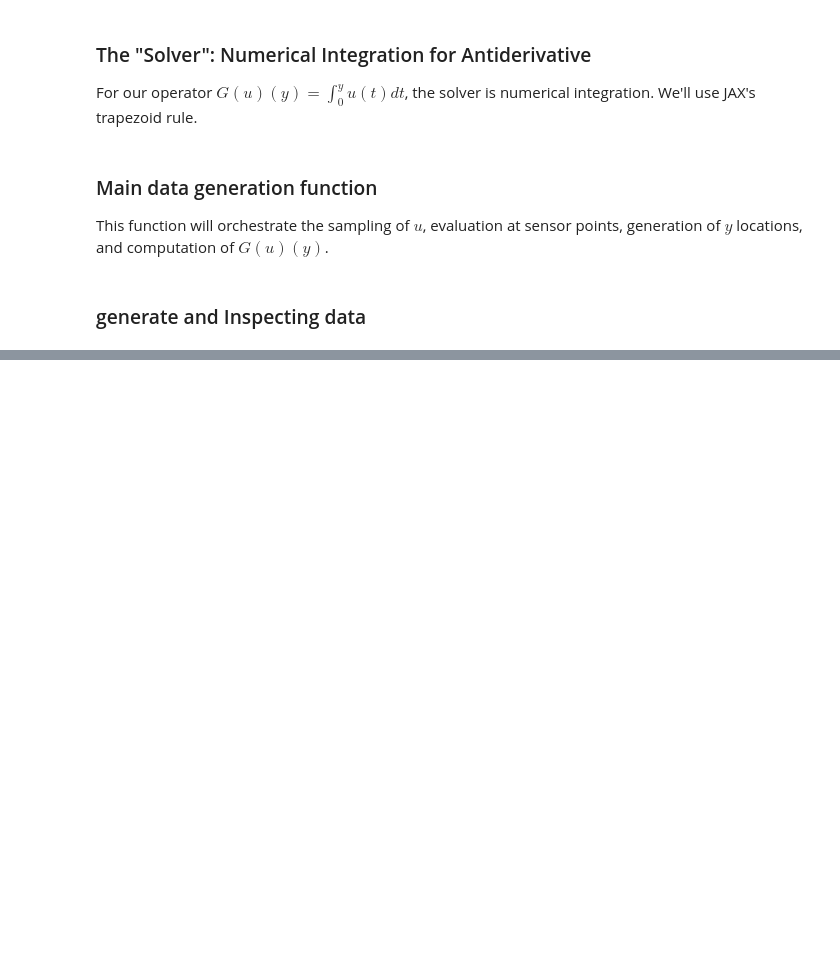
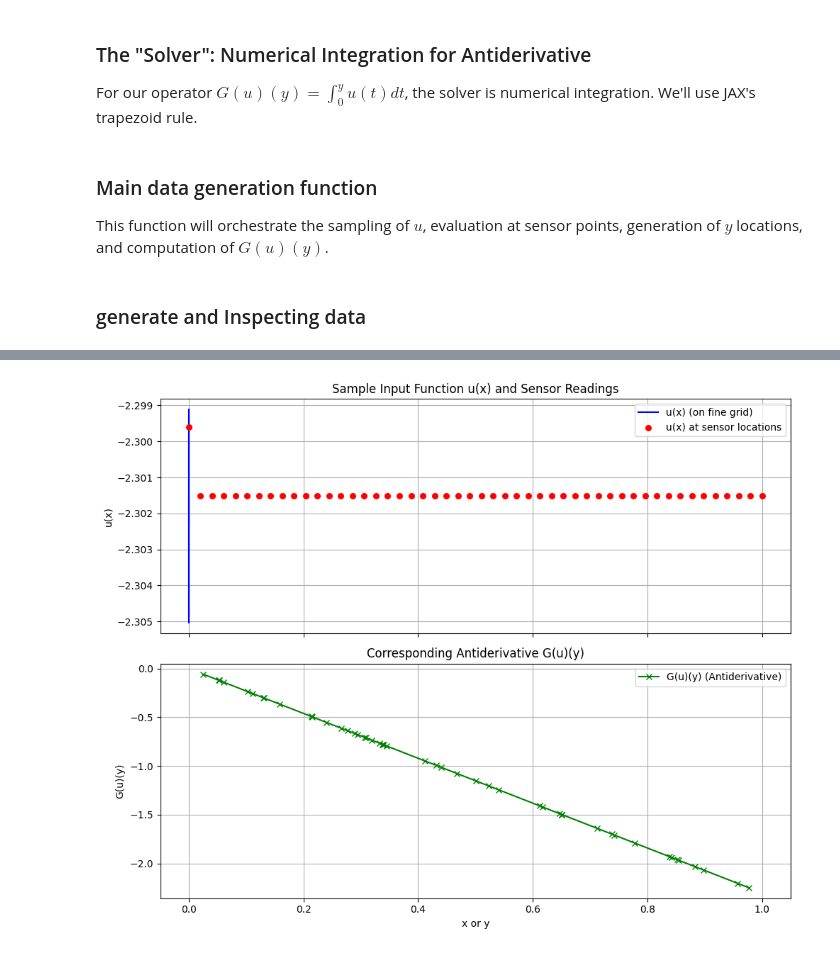
Before and after one commit to arnab-mkj/Data-driven-operator-learning, a Jupyter notebook: deep_operator_learning.ipynb, the cells around one changed output, grey strips where cells are left out. Cells and saved outputs as stored; diff of their text form; code cells hidden in the pictures; blank space fills up the shorter version.

```diff
--- a/deep_operator_learning.ipynb
+++ b/deep_operator_learning.ipynb
@@ -177,7 +181,7 @@ domain_start = 0.0
 domain_end = 1.0
 
 # Fine grid for defining u(x)
-num_fine_pts = 201
+num_fine_pts = 200
 x_fine_grid = jnp.linspace(domain_start, domain_start, num_fine_pts).reshape(-1,1)
 
 # sensor locations for the branch net(fixed for all samples)
@@ -186,7 +190,7 @@ x_sensors = jnp.linspace(domain_start, domain_end, num_sensors).reshape(-1, 1)
 
 #Parameter for GRF
 grf_length_scale = 0.2
-partial_rbf_kernel = lambda x1, x2: rbf_kernel(x1, x2, length_scale=grf_length_scale)
+partial_rbf_kernel = lambda x1, x2: rbf_kernel(x1, x2, length_scale=grf_length_scale) # this is a function where the x1, x2 argument values are provided later in code
 # %% [markdown]
 ### The "Solver": Numerical Integration for Antiderivative
 For our operator $ G(u)(y) = \int_0^y u(t) dt $, the solver is numerical integration. We'll use JAX's trapezoid rule.
@@ -321,8 +296,13 @@ def generate_data_antiderivative(key: jax.random.key, num_u_samples: int, num_y_
   # xp is x_fine_grid.flatten(), fp is each row of u_samples_fine, x is x_sensors.flatten()
 
   vmap_interp = jax.vmap(jnp.interp, in_axes=(None, None, 0), out_axes=0)
+  # None: This means "Do NOT loop over this argument."
 
   branch_inputs_raw = vmap_interp(x_sensors.flatten(), x_fine_grid.flatten(), u_samples_fine)
+  #The signature for jnp.interp is: jnp.interp(x, xp, fp)
+  # x: The points where you want to find the value.
+  # xp: The x-coordinates of the known data points.
+  # fp: The y-coordinates of the known data points.
 
   # 3. Generate y locations for trunk input
   # For each u_sample, generate num_y_per_u random y locations
@@ -347,21 +327,21 @@ def generate_data_antiderivative(key: jax.random.key, num_u_samples: int, num_y_
   # outputs_raw needs to be flattened and reshaped
   outputs = outputs_raw.reshape(-1, 1)
 
-  return branch_inputs, trunk_inputs, outputs
+  return branch_inputs, trunk_inputs, outputs, u_samples_fine
 # %% [markdown]
 ### generate and Inspecting data
 # %%
 
 # Data generation parameters
 num_u_functions = 100  # Number of different u(x) functions to generate
-num_y_evals_per_u = 20 # For each u(x), how many y locations to evaluate G(u)(y)
+num_y_per_u = 20 # For each u(x), how many y locations to evaluate G(u)(y)
 
 key, data_gen_key = jax.random.split(key)
 
-branch_data, trunk_data, output_data = generate_data_antiderivative(
+branch_data, trunk_data, output_data, u_samples_fine_batch = generate_data_antiderivative(
     data_gen_key,
     num_u_functions,
-    num_y_evals_per_u,
+    num_y_per_u,
     x_fine_grid,
     x_sensors,
     partial_rbf_kernel,
@@ -375,7 +355,7 @@ print(f"Trunk inputs (y_locs):   {trunk_data.shape}")
 print(f"Outputs (G(u)(y)):       {output_data.shape}")
 
 # Expected total samples: num_u_functions * num_y_evals_per_u
-total_samples = num_u_functions * num_y_evals_per_u
+total_samples = num_u_functions * num_y_per_u
 assert branch_data.shape[0] == total_samples
 assert trunk_data.shape[0] == total_samples
 assert output_data.shape[0] == total_samples
@@ -391,0 +370,61 @@ SyntaxError: invalid syntax (<ipython-input-44-2830201818>, line 1)
+# %%
+# For visualization, let's re-sample one u function and its antiderivative
+key_vis, key_grf_vis, key_y_vis = jax.random.split(key, 3)
+u_sample_vis = sample_grf(key_grf_vis, partial_rbf_kernel, x_fine_grid, 1)[0] # Take the first sample
+
+# Sensor values for this u_sample_vis
+u_at_sensors_vis = jnp.interp(x_sensors.flatten(), x_fine_grid.flatten(), u_sample_vis)
+
+# Generate some y locations for visualization for this specific u
+num_y_vis = 50
+y_locs_vis = jnp.sort(jax.random.uniform(key_y_vis, shape=(num_y_vis,), minval=domain_start, maxval=domain_end))
+
+# Compute antiderivative at these y_locs_vis
+Gu_y_vis = vmap_compute_antiderivative_single_u(u_sample_vis, x_fine_grid, y_locs_vis, domain_start, domain_end)
+
+# Plot
+fig, axs = plt.subplots(2, 1, figsize=(10, 8), sharex=True)
+
+# Plot u(x)
+axs[0].plot(x_fine_grid, u_sample_vis, label="u(x) (on fine grid)", color='blue')
+axs[0].scatter(x_sensors, u_at_sensors_vis, color='red', marker='o', s=30, zorder=5, label="u(x) at sensor locations")
+axs[0].set_ylabel("u(x)")
+axs[0].set_title("Sample Input Function u(x) and Sensor Readings")
+axs[0].legend()
+axs[0].grid(True)
+
+# Plot G(u)(y)
+axs[1].plot(y_locs_vis, Gu_y_vis, label="G(u)(y) (Antiderivative)", color='green', marker='x')
+axs[1].set_xlabel("x or y")
+axs[1].set_ylabel("G(u)(y)")
+axs[1].set_title("Corresponding Antiderivative G(u)(y)")
+axs[1].legend()
+axs[1].grid(True)
+
+plt.tight_layout()
+plt.show()
+
+# Check a specific data point from the generated batch
+sample_idx_to_check = 0
+print(f"\n--- Checking data point {sample_idx_to_check} from generated batch ---")
+branch_val = branch_data[sample_idx_to_check]
+trunk_val = trunk_data[sample_idx_to_check].item() # y_loc
+output_val = output_data[sample_idx_to_check].item() # G(u)(y_loc)
+
+print(f"y_loc (trunk input): {trunk_val:.4f}")
+print(f"G(u)(y_loc) (target output): {output_val:.4f}")
+
+# To verify this, we need to find which original u_sample this corresponds to
+original_u_idx = sample_idx_to_check // num_y_per_u
+u_original_fine_for_check = u_samples_fine_batch[original_u_idx]
+
+# Recompute G(u)(y_loc) for this specific u and y_loc
+recomputed_Gu_y = compute_antiderivative(u_original_fine_for_check, x_fine_grid, trunk_val, domain_start, domain_end)
+print(f"Recomputed G(u)(y_loc) for verification: {recomputed_Gu_y:.4f}")
+print(f"Difference: {abs(output_val - recomputed_Gu_y):.2e}")
+
+# Also check the branch input
+u_at_sensors_for_check = jnp.interp(x_sensors.flatten(), x_fine_grid.flatten(), u_original_fine_for_check)
+print(f"Max diff in branch input: {jnp.max(jnp.abs(branch_val - u_at_sensors_for_check)):.2e}")
+# %% [output]
+[figure, added]
```
Also changed, not shown: parts of 9 cells of this notebook.
